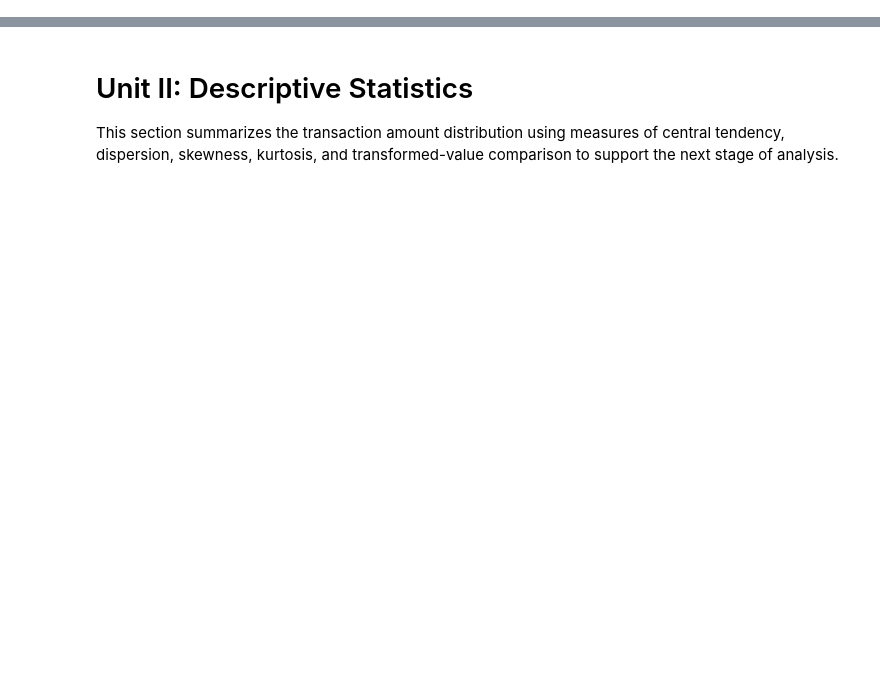
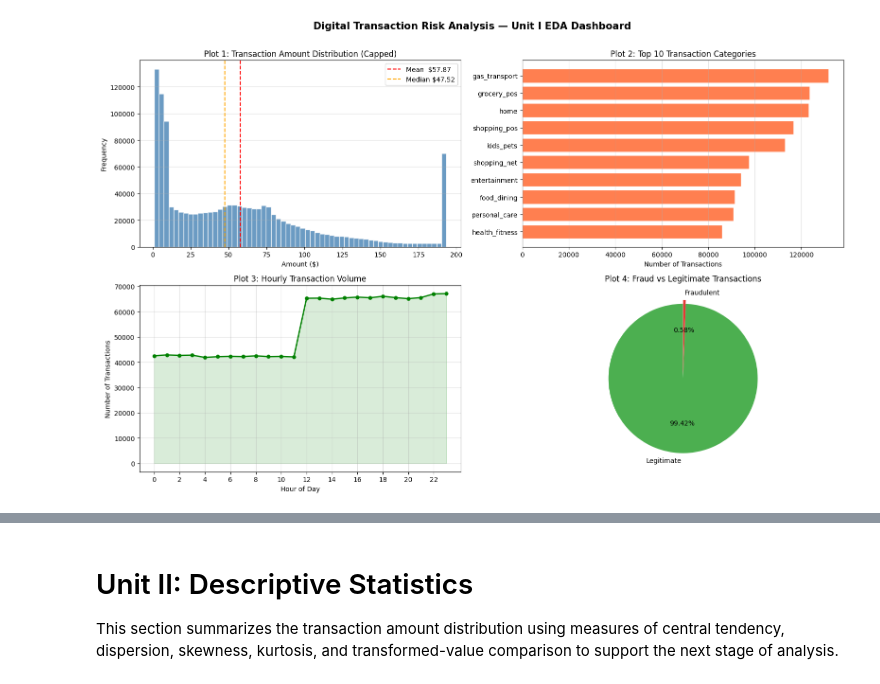
Before and after one commit to ShubhangiDimri/Digital-Transaction-Risk-Analysis, a Jupyter notebook: RiskAnalysis.ipynb, the cells around one changed output, grey strips where cells are left out. Cells and saved outputs as stored; diff of their text form; code cells hidden in the pictures; blank space fills up the shorter version.

Commit message:
completed unit 1,2,3

```diff
--- a/RiskAnalysis.ipynb
+++ b/RiskAnalysis.ipynb
@@ -151,0 +257,78 @@ Transaction activity by hour:
+# %%
+# ================================================================
+# STEP 5: EXPLORATORY DATA VISUALIZATION (EDA Dashboard)
+# Objective: Generate four key plots that summarise the dataset
+#            and provide visual insight for the Unit I report.
+# ================================================================
+
+print('=' * 60)
+print('STEP 5: EXPLORATORY DATA VISUALIZATION')
+print('=' * 60)
+
+fig, axes = plt.subplots(2, 2, figsize=(16, 10))
+fig.suptitle('Digital Transaction Risk Analysis — Unit I EDA Dashboard',
+             fontsize=15, fontweight='bold', y=1.01)
+
+# --- Plot 1: Transaction Amount Distribution ---
+# Shows heavy right skew typical of financial data; most transactions < $200
+axes[0, 0].hist(df['amt_capped'], bins=60, color='steelblue',
+                alpha=0.8, edgecolor='white')
+axes[0, 0].axvline(df['amt_capped'].mean(),   color='red',    ls='--',
+                   label=f'Mean  ${df["amt_capped"].mean():.2f}')
+axes[0, 0].axvline(df['amt_capped'].median(), color='orange', ls='--',
+                   label=f'Median ${df["amt_capped"].median():.2f}')
+axes[0, 0].set_title('Plot 1: Transaction Amount Distribution (Capped)')
+axes[0, 0].set_xlabel('Amount ($)')
+axes[0, 0].set_ylabel('Frequency')
+axes[0, 0].legend()
+axes[0, 0].grid(axis='y', alpha=0.4)
+
+# --- Plot 2: Top Transaction Categories ---
+# Reveals which merchant categories carry most volume
+top_cats = df['category'].value_counts().head(10)
+axes[0, 1].barh(top_cats.index[::-1], top_cats.values[::-1],
+                color='coral', edgecolor='white')
+axes[0, 1].set_title('Plot 2: Top 10 Transaction Categories')
+axes[0, 1].set_xlabel('Number of Transactions')
+axes[0, 1].grid(axis='x', alpha=0.4)
+
+# --- Plot 3: Hourly Transaction Activity ---
+# Highlights time-of-day patterns; low activity late night may signal fraud
+hourly = df.groupby('transaction_hour').size()
+axes[1, 0].plot(hourly.index, hourly.values,
+                marker='o', lw=2, ms=5, color='green')
+axes[1, 0].fill_between(hourly.index, hourly.values, alpha=0.15, color='green')
+axes[1, 0].set_title('Plot 3: Hourly Transaction Volume')
+axes[1, 0].set_xlabel('Hour of Day')
+axes[1, 0].set_ylabel('Number of Transactions')
+axes[1, 0].set_xticks(range(0, 24, 2))
+axes[1, 0].grid(alpha=0.4)
+
+# --- Plot 4: Fraud vs Legitimate Class Balance ---
+# Confirms dataset is heavily imbalanced (typical for fraud datasets)
+fraud_vals = df['is_fraud'].value_counts()
+axes[1, 1].pie(fraud_vals.values,
+               labels=['Legitimate', 'Fraudulent'],
+               colors=['#4caf50', '#e53935'],
+               autopct='%1.2f%%', startangle=90, explode=[0, 0.05])
+axes[1, 1].set_title('Plot 4: Fraud vs Legitimate Transactions')
+
+plt.tight_layout()
+plt.show()
+
+# --- Key insights printed for the report ---
+print('\nKEY INSIGHTS:')
+print(f'  Amount skew     : Mean (${df["amt"].mean():.2f}) > Median (${df["amt"].median():.2f}) — right-skewed distribution')
+print(f'  Busiest hour    : {hourly.idxmax()}:00  ({hourly.max():,} transactions)')
+print(f'  Quietest hour   : {hourly.idxmin()}:00  ({hourly.min():,} transactions)')
+print(f'  Fraud rate      : {df["is_fraud"].mean()*100:.2f}% — highly imbalanced dataset')
+
+print('\n' + '=' * 60)
+print('UNIT I COMPLETE — Dataset ready for Unit II (Descriptive Statistics)')
+print('=' * 60)
+print(f'  Final shape          : {df.shape[0]:,} rows x {df.shape[1]} columns')
+print('  Original features    : amt, category, gender, city_pop, is_fraud')
+print('  Time features        : transaction_hour, transaction_day, is_weekend, transaction_month')
+print('  Outlier features     : amt_outlier_flag, amt_capped')
+print('  Scaled features      : amt_standardized, amt_normalized')
+# %% [output]
@@ -151,0 +338 @@ Transaction activity by hour:
+[figure, added]
```
Also changed, not shown: parts of 18 cells of this notebook, 1 other file.
